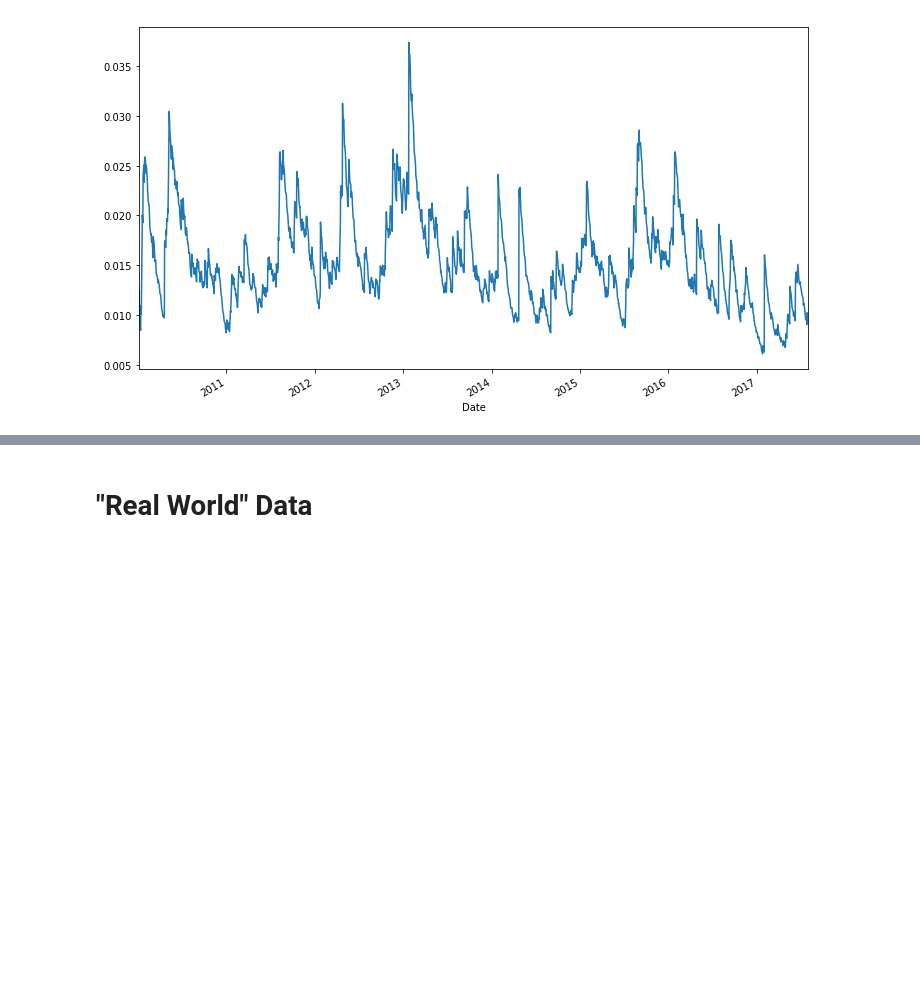
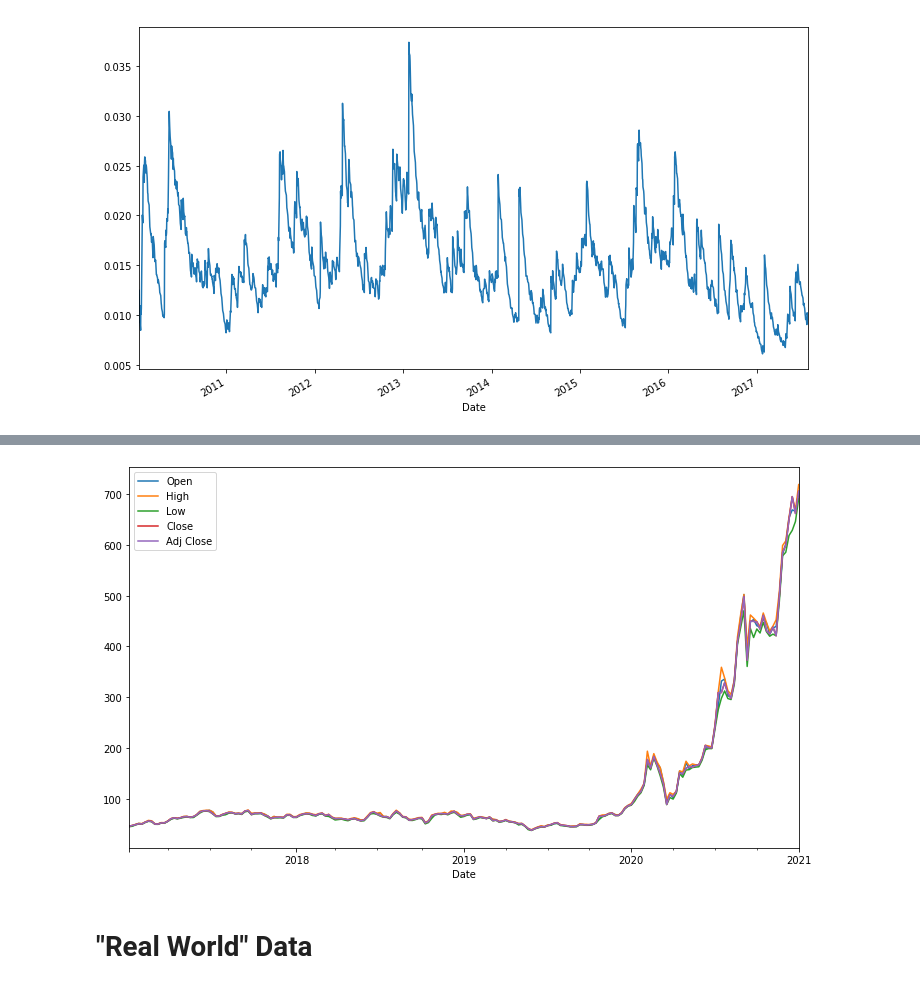
Before and after one commit to juarodriguezc/AlgorithmsUN2021I, a Jupyter notebook: Lab2/juarodriguezcscottsanderson.ipynb, the cells around one changed output, grey strips where cells are left out. Drawn from its saved outputs; the diff is of its cells as text; code cells hidden in the pictures; blank space fills up the shorter version.

```diff
--- a/Lab2/juarodriguezcscottsanderson.ipynb
+++ b/Lab2/juarodriguezcscottsanderson.ipynb
@@ -1104,3 +1764,7 @@ aapl['Close'].pct_change().ewm(span=30).std().plot();
+# %%
+tsla_ex.drop('Volume', axis=1).resample('W').max().plot();
+# %% [output]
+[figure, added]
 # %% [markdown]
 # "Real World" Data
 # %%
```
Also changed, not shown: parts of 122 cells of this notebook.
